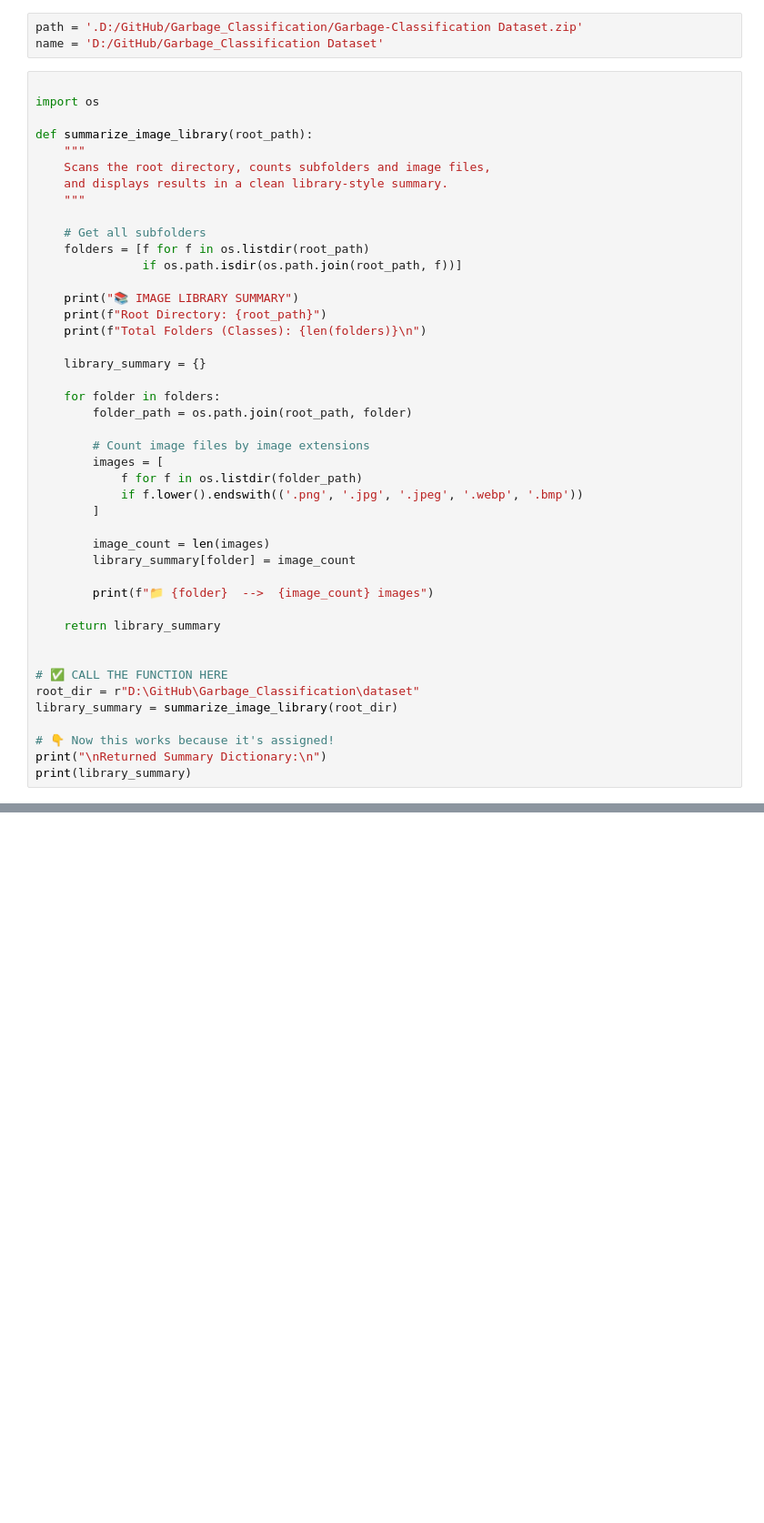
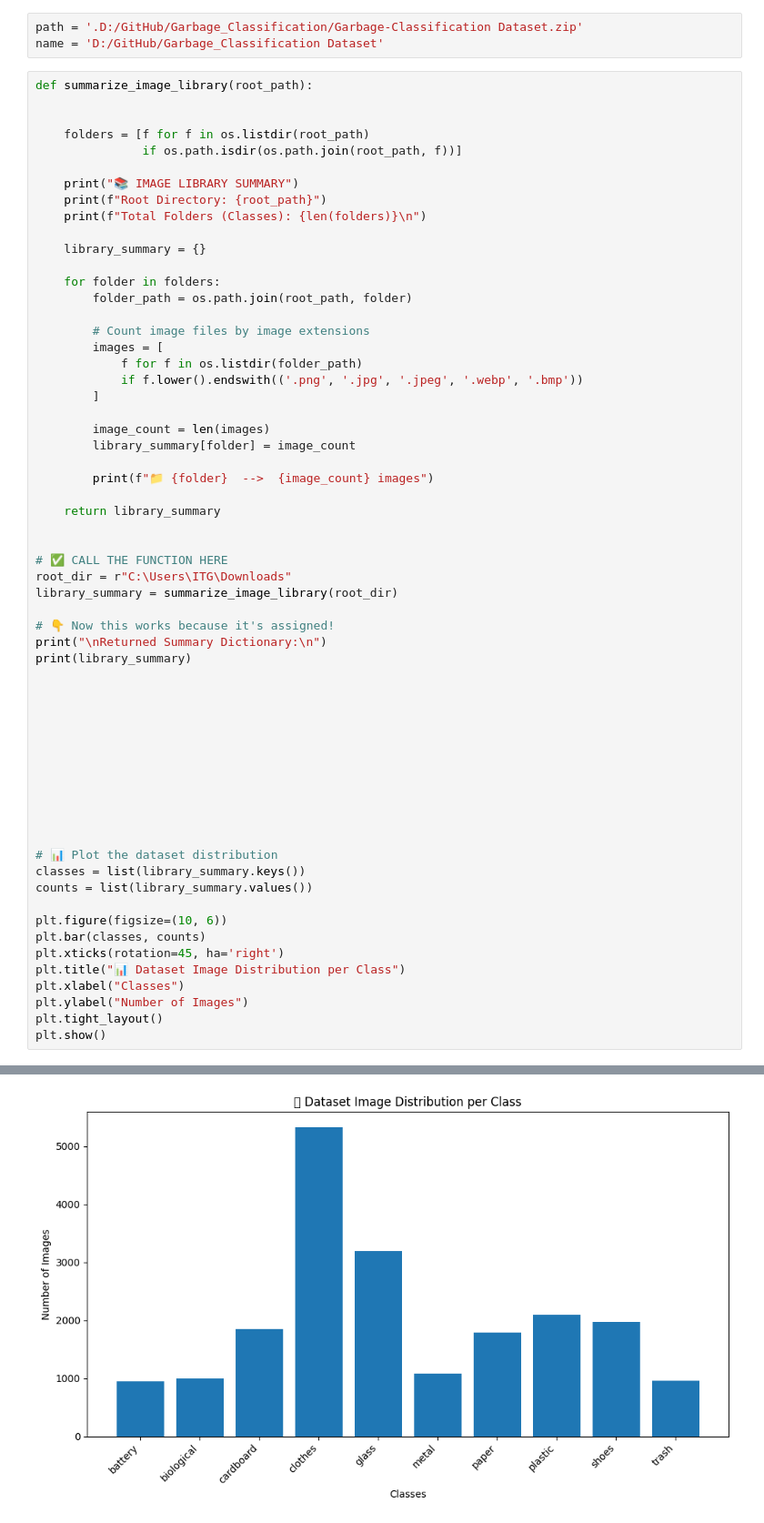
Before and after one commit to YohanaTeweldemedhin/Garbage_Classification, a Jupyter notebook: notebook.ipynb, the cells around one changed output, grey strips where cells are left out. Shown at 91% size. Drawn from its saved outputs; the diff is of its cells as text; blank space fills up the shorter version.

```diff
--- a/notebook.ipynb
+++ b/notebook.ipynb
@@ -10,16 +11,9 @@ from tensorflow.keras.preprocessing.image import load_img
 path = '.D:/GitHub/Garbage_Classification/Garbage-Classification Dataset.zip'
 name = 'D:/GitHub/Garbage_Classification Dataset'
 # %%
+def summarize_image_library(root_path):
 
-import os
 
-def summarize_image_library(root_path):
-    """
-    Scans the root directory, counts subfolders and image files,
-    and displays results in a clean library-style summary.
-    """
-
-    # Get all subfolders
     folders = [f for f in os.listdir(root_path)
                if os.path.isdir(os.path.join(root_path, f))]
 
@@ -47,11 +41,34 @@ def summarize_image_library(root_path):
 
 
 # ✅ CALL THE FUNCTION HERE
-root_dir = r"D:\GitHub\Garbage_Classification\dataset"
+root_dir = r"C:\Users\ITG\Downloads"
 library_summary = summarize_image_library(root_dir)
 
 # 👇 Now this works because it's assigned!
 print("\nReturned Summary Dictionary:\n")
 print(library_summary)
+
+
+
+
+
+
+
+
+
+
+
+# 📊 Plot the dataset distribution
+classes = list(library_summary.keys())
+counts = list(library_summary.values())
+
+plt.figure(figsize=(10, 6))
+plt.bar(classes, counts)
+plt.xticks(rotation=45, ha='right')
+plt.title("📊 Dataset Image Distribution per Class")
+plt.xlabel("Classes")
+plt.ylabel("Number of Images")
+plt.tight_layout()
+plt.show()
 # %% [output]
 📚 IMAGE LIBRARY SUMMARY
@@ -59,16 +76,17 @@ Root Directory: D:\GitHub\Garbage_Classification\dataset
 Total Folders (Classes): 10
 
 📁 battery  -->  944 images
 📁 biological  -->  997 images
 📁 cardboard  -->  1852 images
 📁 clothes  -->  5327 images
 📁 glass  -->  3198 images
 📁 metal  -->  1076 images
 📁 paper  -->  1787 images
 📁 plastic  -->  2095 images
 📁 shoes  -->  1977 images
 📁 trash  -->  959 images
 
 Returned Summary Dictionary:
 
 {'battery': 944, 'biological': 997, 'cardboard': 1852, 'clothes': 5327, 'glass': 3198, 'metal': 1076, 'paper': 1787, 'plastic': 2095, 'shoes': 1977, 'trash': 959}
+[figure, added]
```
Also changed, not shown: parts of 6 cells of this notebook.
